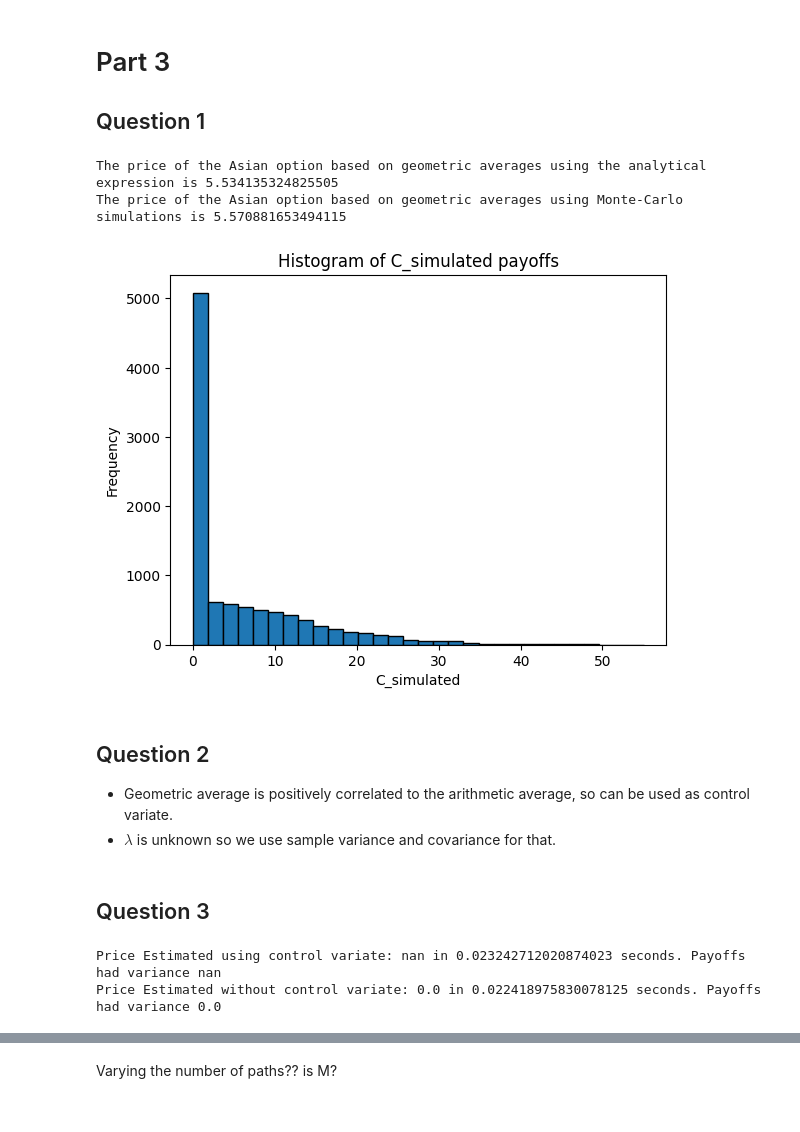
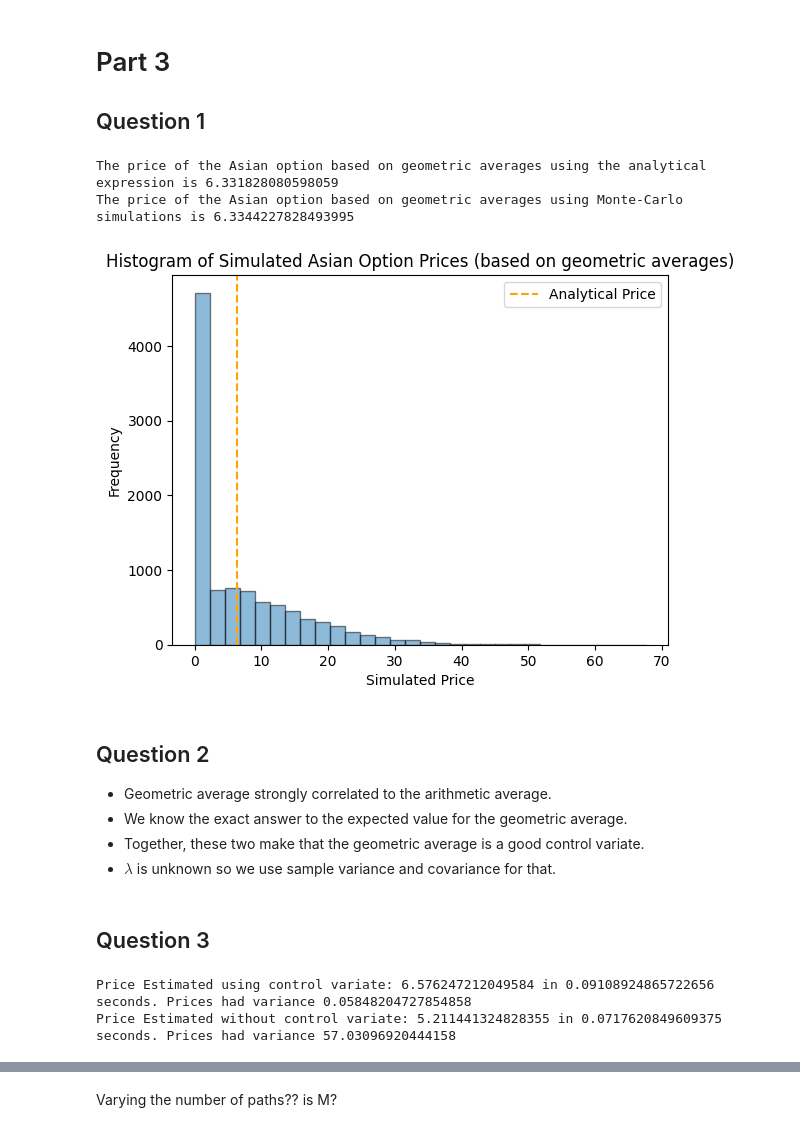
Before and after one commit to ThomasTenDamme/Comp_Finance_Group_16, a Jupyter notebook: Assignment 2/Part 3.ipynb, the cells around one changed output, grey strips where cells are left out. Cells and saved outputs as stored; diff of their text form; code cells hidden in the pictures.

```diff
--- a/Assignment 2/Part 3.ipynb
+++ b/Assignment 2/Part 3.ipynb
@@ -31,39 +31,45 @@ def asian_geom_option_price_simul(S0, K, r, sigma, T, N, M, seed=None):
         for j in range(1, N+1):
             S[j] = S[j-1] * np.exp((r - 0.5 * sigma**2) * dt + sigma * np.sqrt(dt) * np.random.standard_normal())
 
-        A_N[i] = np.prod(S)**(1/(N + 1))
+        # A_N[i] = np.prod(S)**(1/(N + 1))
+        subsets = [S[i:i+50] for i in range(0, len(S), 50)]
+        A_N[i] = np.prod([np.prod(S)**(1/(N + 1)) for S in subsets])
     return np.exp(-r * T) * np.maximum(A_N - K, 0).mean(), np.maximum(A_N - K, 0)
 # %%
 # Settling the parameters
 S0 = 100
-K = 100
-r = 0.05
+K = 99
+r = 0.06
 sigma = 0.2
 T = 1
-N = 100 # Number of time steps (higher than 100 gives overflow error)
+N = 365
 
 # Analytical:
 C_analytical = asian_geom_option_price_analytical(S0, K, r, sigma, T, N)
 print('The price of the Asian option based on geometric averages using the analytical expression is', C_analytical)
 
 # Simulated:
 M = 10000 # Number of simulations
 C_simulated, C = asian_geom_option_price_simul(S0, K, r, sigma, T, N, M)
 print('The price of the Asian option based on geometric averages using Monte-Carlo simulations is', C_simulated)
 
-# Plot C_simulated histogram
-plt.hist(C, bins=30, edgecolor='k')
-plt.title('Histogram of C_simulated payoffs')
-plt.xlabel('C_simulated')
+# Plot C_simulated histogram, with vertical line at C_analytical
+plt.hist(C, bins=30, edgecolor='k', alpha=0.5)
+plt.axvline(x=C_analytical, color='orange', linestyle='--', label='Analytical Price')
+plt.title('Histogram of Simulated Asian Option Prices (based on geometric averages)')
+plt.xlabel('Simulated Price')
 plt.ylabel('Frequency')
+plt.legend()
 plt.show()
 # %% [output]
-The price of the Asian option based on geometric averages using the analytical expression is 5.534135324825505
-The price of the Asian option based on geometric averages using Monte-Carlo simulations is 5.570881653494115
+The price of the Asian option based on geometric averages using the analytical expression is 6.331828080598059
+The price of the Asian option based on geometric averages using Monte-Carlo simulations is 6.3344227828493995
-[figure, old version]
+[figure, new version]
 # %% [markdown]
 ## Question 2
-- Geometric average is positively correlated to the arithmetic average, so can be used as control variate.
+- Geometric average strongly correlated to the arithmetic average.
+- We know the exact answer to the expected value for the geometric average.
+- Together, these two make that the geometric average is a good control variate.
 - $\lambda$ is unknown so we use sample variance and covariance for that.
 # %% [markdown]
 ## Question 3
@@ -108,24 +117,24 @@ def asian_arith_option_price_simul(S0, K, r, sigma, T, N, M, seed=None, control_
 # %%
 # Settling the parameters
 S0 = 100
-K = 150
-r = 0.05
+K = 99
+r = 0.06
 sigma = 0.2
 T = 1
-N = 100
+N = 365 # Fixed the overflow error by combining the products and exponents in subsets
 
 # Simulated:
 M = 100 # Number of simulations
 start = time.time()
-C_control_variate, payoffs_control = asian_arith_option_price_simul(S0, K, r, sigma, T, N, M, control_variate=True)
+C_control_variate, prices_control = asian_arith_option_price_simul(S0, K, r, sigma, T, N, M, control_variate=True)
 control_time = time.time() - start
-C_original, payoffs_original = asian_arith_option_price_simul(S0, K, r, sigma, T, N, M, control_variate=False)
+C_original, prices_original = asian_arith_option_price_simul(S0, K, r, sigma, T, N, M, control_variate=False)
 original_time = time.time() - start - control_time
-print(f"Price Estimated using control variate: {C_control_variate} in {control_time} seconds. Payoffs had variance {np.var(payoffs_control)}")
-print(f"Price Estimated without control variate: {C_original} in {original_time} seconds. Payoffs had variance {np.var(payoffs_original)}")
+print(f"Price Estimated using control variate: {C_control_variate} in {control_time} seconds. Prices had variance {np.var(prices_control)}")
+print(f"Price Estimated without control variate: {C_original} in {original_time} seconds. Prices had variance {np.var(prices_original)}")
 # %% [output]
-Price Estimated using control variate: nan in 0.023242712020874023 seconds. Payoffs had variance nan
-Price Estimated without control variate: 0.0 in 0.022418975830078125 seconds. Payoffs had variance 0.0
+Price Estimated using control variate: 6.576247212049584 in 0.09108924865722656 seconds. Prices had variance 0.05848204727854858
+Price Estimated without control variate: 5.211441324828355 in 0.0717620849609375 seconds. Prices had variance 57.03096920444158
 # %%
 # Settling the parameters
 S0 = 100
```
Also changed, not shown: parts of 7 cells of this notebook.
